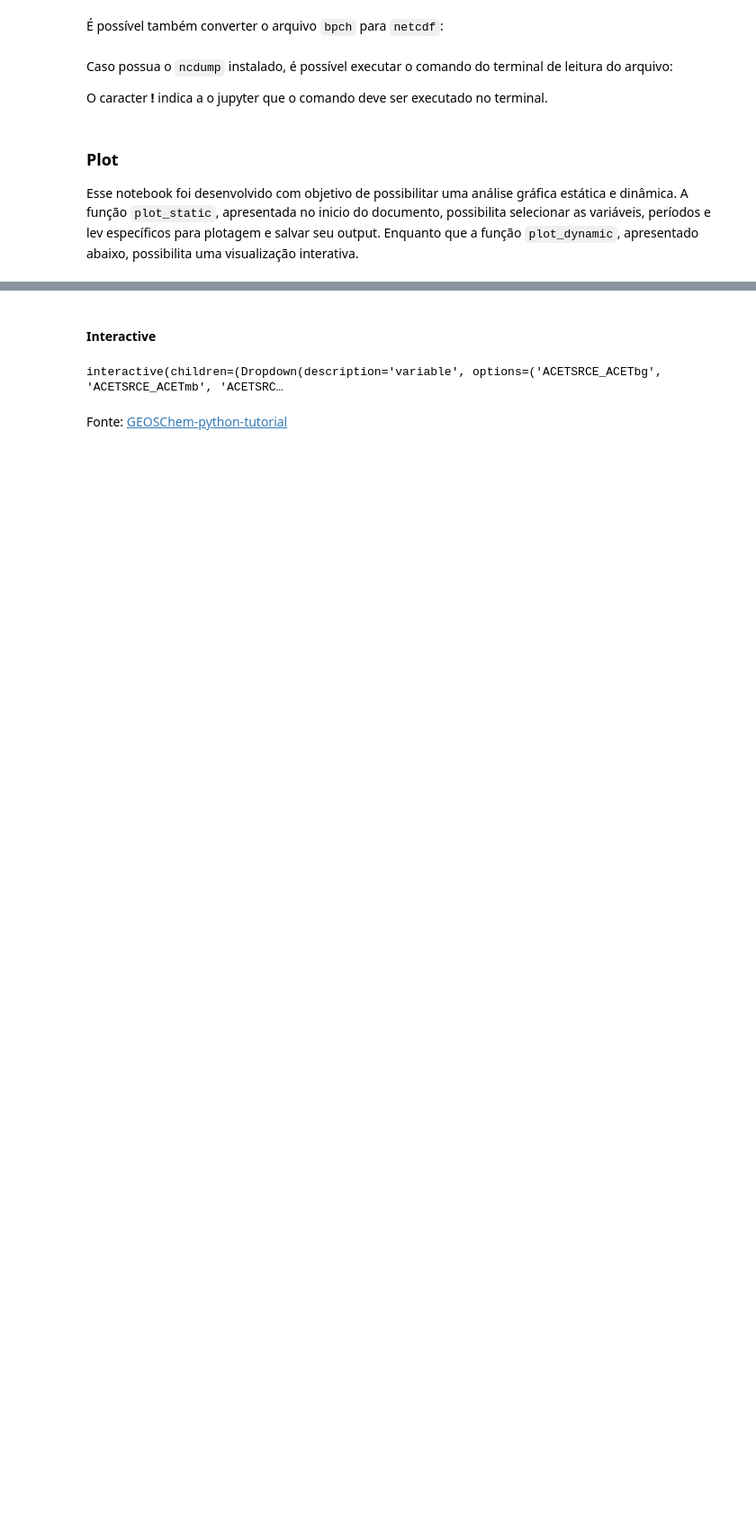
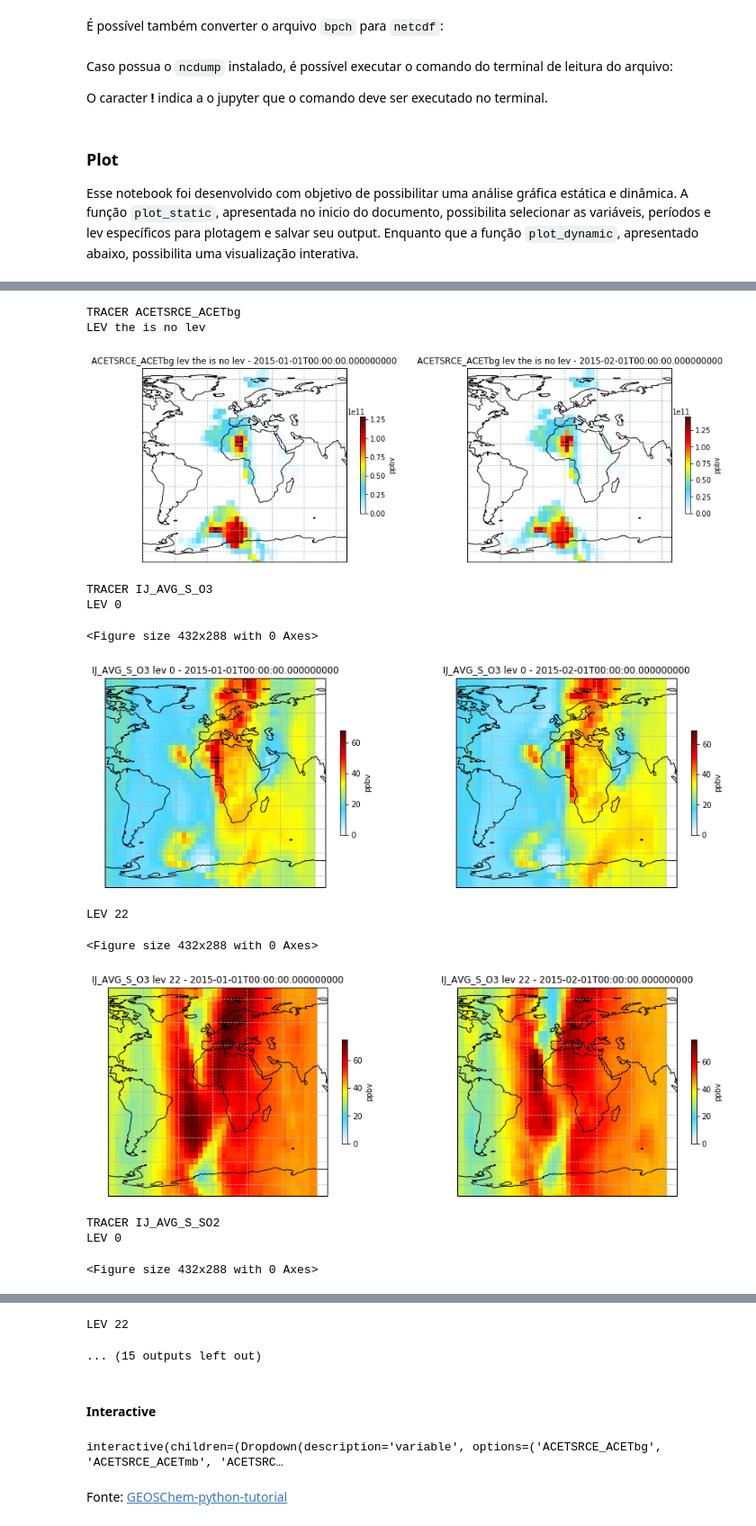
Before and after one commit to patricksferraz/geoschem-data-analysis, a Jupyter notebook: analysis.ipynb, the cells around one changed output, grey strips where cells are left out. Shown at 90% size. Saved outputs shown, nothing was run; the diff lists cells and outputs as text; code cells hidden in the pictures; blank space fills up the shorter version.

Commit message:
feat(analysis): adds static plot

```diff
--- a/analysis.ipynb
+++ b/analysis.ipynb
@@ -40,7 +40,7 @@ ARGS = {
     "trac": "temp/geos45s/trac_avg.geosfp_4x5_standard.201501010000",
     "tracerinfo": "temp/geos45s/tracerinfo.dat",
     "diaginfo": "temp/geos45s/diaginfo.dat",
-    "f_out": lambda x, l: f"out/img/{x}_lev_{l}.png",
+    "f_out": lambda x, l, t: f"out/img/{x}_lev_{l}_{t}.png",
 }
 # %% [markdown]
 ## Functions
@@ -297,0 +322,22 @@ Esse notebook foi desenvolvido com objetivo de possibilitar uma análise gráfic
+# %%
+plot_static(
+    emiss=df_trac,
+    tracers=['ACETSRCE_ACETbg', 'IJ_AVG_S_O3', 'IJ_AVG_S_SO2', 'IJ_AVG_S_NH3', 'IJ_AVG_S_NO2'],
+    times=[0, 1],
+    levs=[0, 22],
+    save=True
+)
+# %% [output]
+TRACER ACETSRCE_ACETbg
+LEV the is no lev
+[figure, added]
+TRACER IJ_AVG_S_O3
+LEV 0
+<Figure size 432x288 with 0 Axes>
+[figure, added]
+LEV 22
+<Figure size 432x288 with 0 Axes>
+[figure, added]
+TRACER IJ_AVG_S_SO2
+LEV 0
+<Figure size 432x288 with 0 Axes>
@@ -298,3 +345,5 @@ Esse notebook foi desenvolvido com objetivo de possibilitar uma análise gráfic
+LEV 22
+... (15 outputs left out)
 # %% [markdown]
 #### Interactive
 # %%
```
Also changed, not shown: parts of 4 cells of this notebook, 17 other files.
